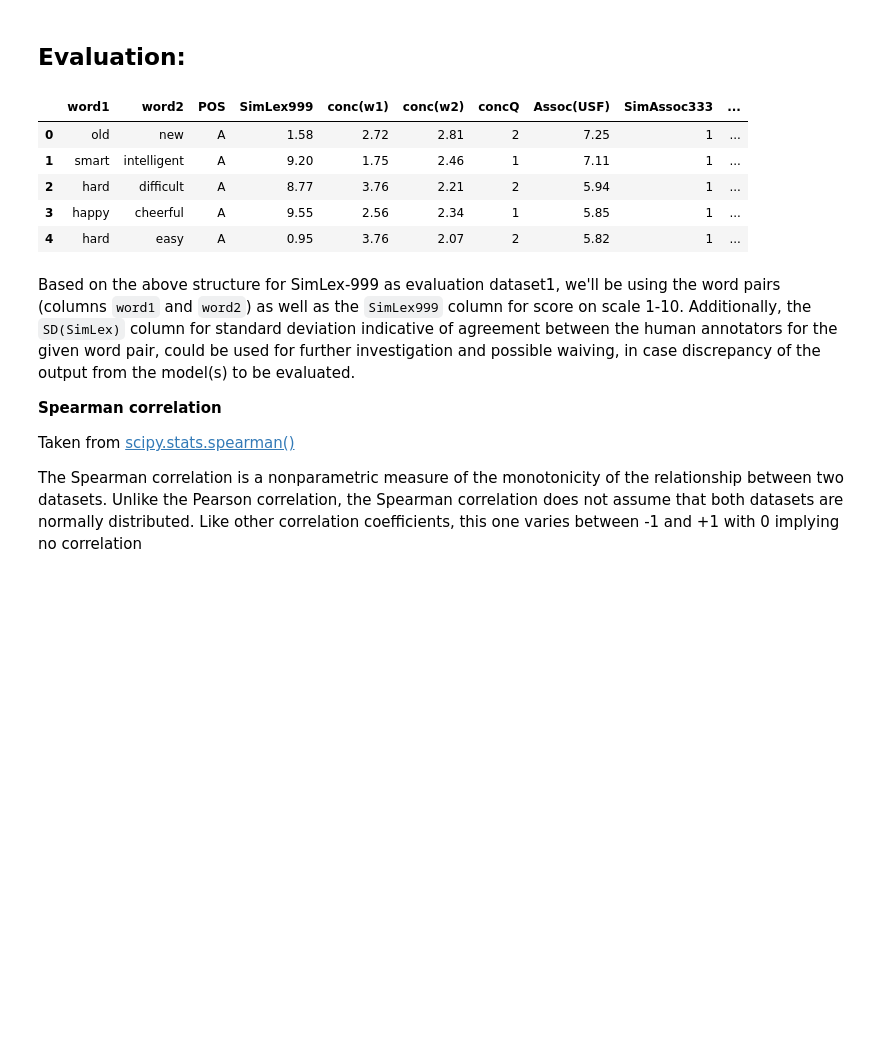
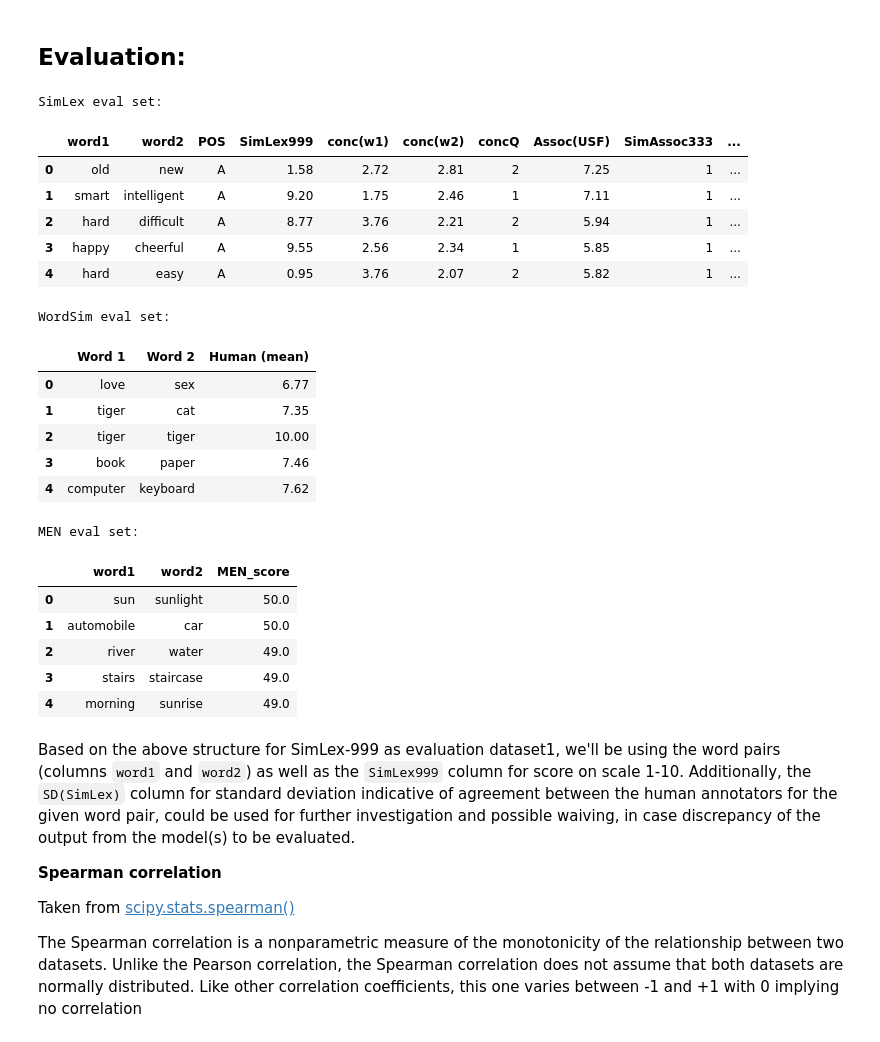
Before and after one commit to 300ani/smartThesaurus, a Jupyter notebook: Code/Model_embeddings_Eval_1billion.ipynb, the cells around one changed output. Cells and saved outputs as stored; diff of their text form; code cells hidden in the pictures; blank space fills up the shorter version.

```diff
--- a/Code/Model_embeddings_Eval_1billion.ipynb
+++ b/Code/Model_embeddings_Eval_1billion.ipynb
@@ -238,18 +270,47 @@ Most similar 15 words (by vector) for 'coffee' by word2vec model:
 In this case, the candidates and their order is exactly the same as using the similarity() metric.
 # %% [markdown]
 ## Evaluation:
-# %%
-# load evaluation datsets
-path_evalset1 = '..\\datasets\\SimLex-999\\SimLex-999.txt'
-evalset1 = pd.read_csv(path_evalset1, sep='\t')
-evalset1.head()
-# %% [output]
-|  | word1 | word2 | POS | SimLex999 | conc(w1) | conc(w2) | concQ | Assoc(USF) | SimAssoc333 | ... |
-| 0 | old | new | A | 1.58 | 2.72 | 2.81 | 2 | 7.25 | 1 | ... |
-| 1 | smart | intelligent | A | 9.20 | 1.75 | 2.46 | 1 | 7.11 | 1 | ... |
-| 2 | hard | difficult | A | 8.77 | 3.76 | 2.21 | 2 | 5.94 | 1 | ... |
-| 3 | happy | cheerful | A | 9.55 | 2.56 | 2.34 | 1 | 5.85 | 1 | ... |
-| 4 | hard | easy | A | 0.95 | 3.76 | 2.07 | 2 | 5.82 | 1 | ... |
+# %%
+# load evaluation datsets
+path_evalsetSlex = '..\\datasets\\SimLex-999\\SimLex-999.txt'
+path_evalsetWsim = '..\\datasets\\WordSim-353\\combined.csv'
+path_evalsetMens = '..\\datasets\\MEN\\MEN_dataset_natural_form_full'
+
+evalsetSlex = pd.read_csv(path_evalsetSlex, sep='\t')
+evalsetWsim = pd.read_csv(path_evalsetWsim, sep=',')
+evalsetMens = pd.read_csv(path_evalsetMens, sep=' ', header=None)
+evalsetMens.columns = ['word1', 'word2', 'MEN_score']
+
+print("\nSimLex eval set:")
+display(evalsetSlex.head())
+print("\nWordSim eval set:")
+display(evalsetWsim.head())
+print("\nMEN eval set:")
+display(evalsetMens.head())
+
+evalset_name_list = ['SimLex-999', 'WordSim-353', 'MEN (3000)']
+# %% [output]
+SimLex eval set:
+|  | word1 | word2 | POS | SimLex999 | conc(w1) | conc(w2) | concQ | Assoc(USF) | SimAssoc333 | ... |
+| 0 | old | new | A | 1.58 | 2.72 | 2.81 | 2 | 7.25 | 1 | ... |
+| 1 | smart | intelligent | A | 9.20 | 1.75 | 2.46 | 1 | 7.11 | 1 | ... |
+| 2 | hard | difficult | A | 8.77 | 3.76 | 2.21 | 2 | 5.94 | 1 | ... |
+| 3 | happy | cheerful | A | 9.55 | 2.56 | 2.34 | 1 | 5.85 | 1 | ... |
+| 4 | hard | easy | A | 0.95 | 3.76 | 2.07 | 2 | 5.82 | 1 | ... |
+WordSim eval set:
+|  | Word 1 | Word 2 | Human (mean) |
+| 0 | love | sex | 6.77 |
+| 1 | tiger | cat | 7.35 |
+| 2 | tiger | tiger | 10.00 |
+| 3 | book | paper | 7.46 |
+| 4 | computer | keyboard | 7.62 |
+MEN eval set:
+|  | word1 | word2 | MEN_score |
+| 0 | sun | sunlight | 50.0 |
+| 1 | automobile | car | 50.0 |
+| 2 | river | water | 49.0 |
+| 3 | stairs | staircase | 49.0 |
+| 4 | morning | sunrise | 49.0 |
 # %% [markdown]
 Based on the above structure for SimLex-999 as evaluation dataset1, we'll be using the word pairs (columns `word1` and `word2`) as well as the `SimLex999` column for score on scale 1-10. Additionally, the `SD(SimLex)` column for standard deviation indicative of agreement between the human annotators for the given word pair, could be used for further investigation and possible waiving, in case discrepancy of the output from the model(s) to be evaluated.
 
```
Also changed, not shown: parts of 20 cells of this notebook, 5 other files.
